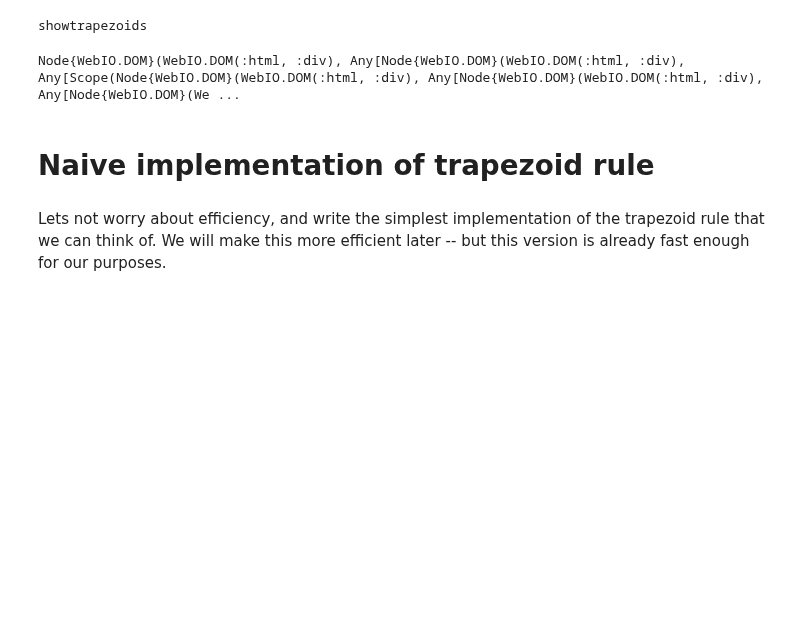
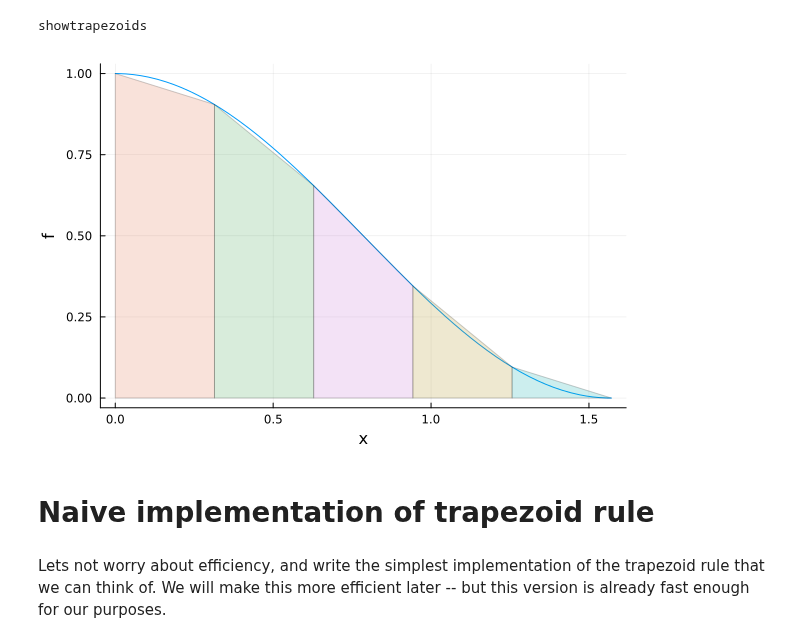
Before and after one commit to em256/phys4480, a Jupyter notebook: Period of a pendulum.ipynb, the cells around one changed output. Cells and saved outputs as stored; diff of their text form; code cells hidden in the pictures; blank space fills up the shorter version.

```diff
--- a/Period of a pendulum.ipynb
+++ b/Period of a pendulum.ipynb
@@ -119,14 +132,17 @@ function showtrapezoids(f,range=(0,1),n=5;opts...)
 end
 # %% [output]
 showtrapezoids
+# %%
+f(x)=cos(x)^2
+showtrapezoids(f,(0,pi/2),5)
+# %% [output]
+[figure, added]
 # %%
-f(x)=cos(x)^2+0.2
-@manipulate for n in 1:10
-    p=showtrapezoids(f,(0,pi/2),n)
-    #display(p)
-end
+#Uncomment for interactive content
+#
+#@manipulate for n in 1:10
+#    p=showtrapezoids(f,(0,pi/2),n)
+#end
-# %% [output]
-Node{WebIO.DOM}(WebIO.DOM(:html, :div), Any[Node{WebIO.DOM}(WebIO.DOM(:html, :div), Any[Scope(Node{WebIO.DOM}(WebIO.DOM(:html, :div), Any[Node{WebIO.DOM}(WebIO.DOM(:html, :div), Any[Node{WebIO.DOM}(We ...
 # %% [markdown]
 # Naive implementation of trapezoid rule
 # %% [markdown]
```
Also changed, not shown: parts of 130 cells of this notebook, 37 other files.
